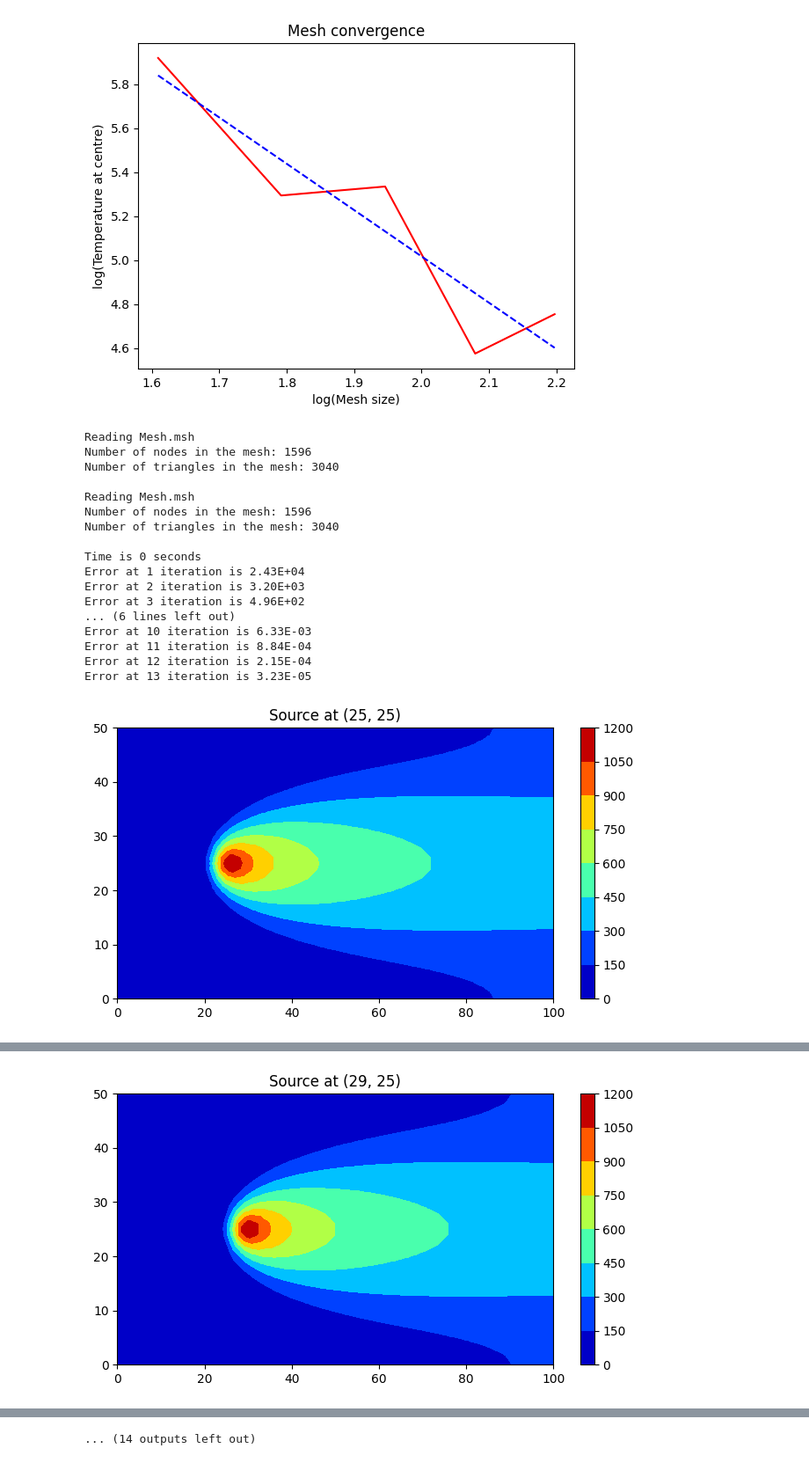
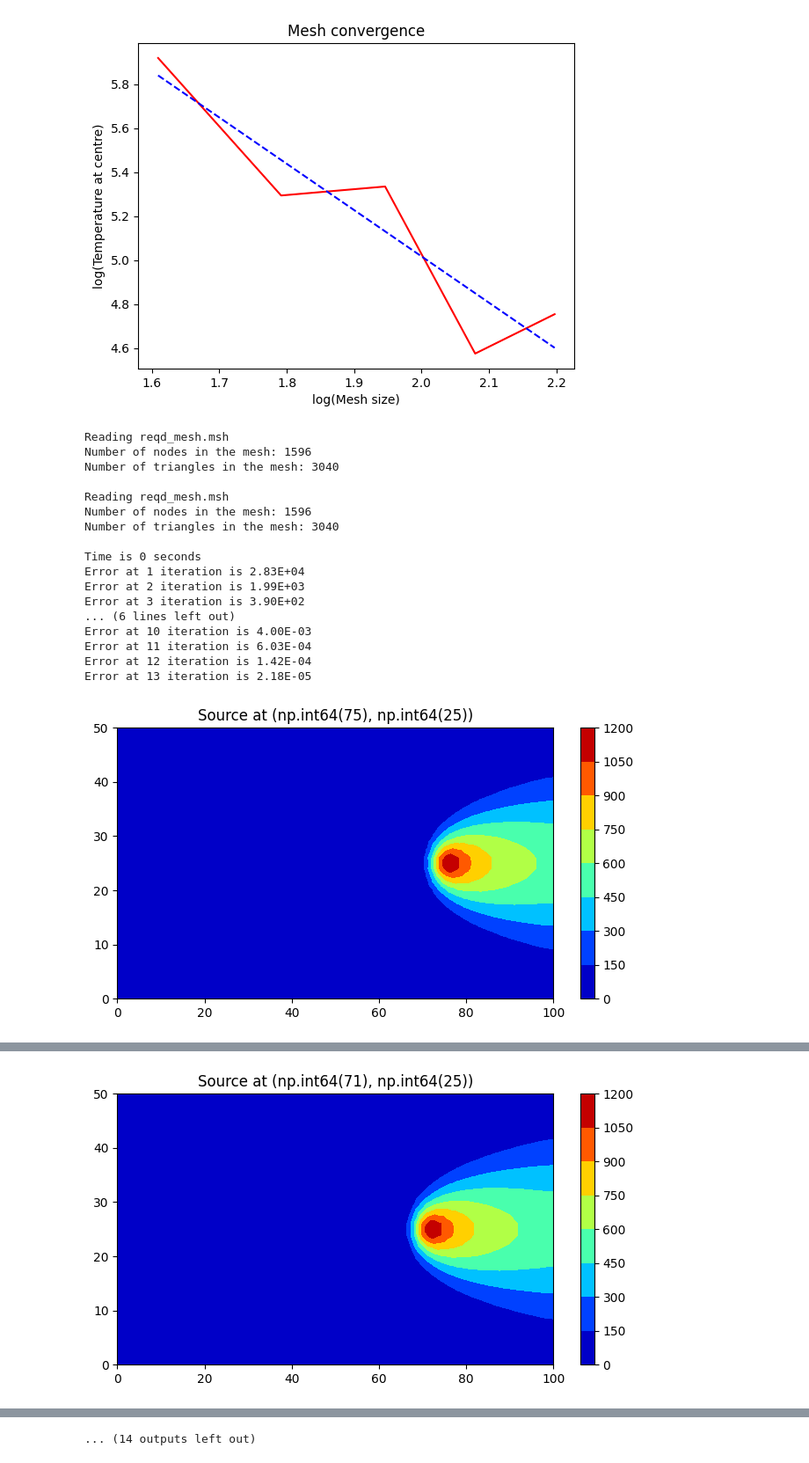
Before and after one commit to me21b172/ME5204-Project, a Jupyter notebook: Final_code.ipynb, the cells around one changed output, grey strips where cells are left out. Shown at 88% size. Drawn from its saved outputs; the diff is of its cells as text; code cells hidden in the pictures.

```diff
--- a/Final_code.ipynb
+++ b/Final_code.ipynb
@@ -524,33 +184,34 @@ gc.collect()
 # %%
 # mesh convergence for the coarser part given that for finer the factor is 0.15
+mesh_size_factors = np.array([1]+ np.arange(5,50,5).tolist())
+converged_msf_patch = 0.15
 
-mesh_size_factors = np.array([1]+ np.arange(5,50,5).tolist())
-meshFactorForAdaptiveSurface = 0.15
+#representative point
 rep = np.array([50,25,0]).reshape(1,-1)
 mesh_sizes = []
 T_reps = []
-numberOfEles = []
+n_ele = []
 for mesh_size_factor in mesh_size_factors:
-    print(mesh_size_factor)
-    nodecoords,ele_con = createMesh(geo_file='rectange.geo',
-                                    meshFactorForEntireSurface=mesh_size_factor,
-                                    meshFactorForAdaptiveSurface=meshFactorForAdaptiveSurface,
-                                    xSource=50,
-                                    ySource=25,
-                                    isMeshRectangle=True
-                                )
-    soln1 = FEM(nodecoords,ele_con,np.array([[50,25]]))
-    h,K,G,F,boundary,theta = soln1.fit_ele(mode = "linear",verbose = False)
+    nodecoords,ele_con = createMesh(geo_file='rectangle.geo',
+                                        msf_all=mesh_size_factor,
+                                        msf_adapt=converged_msf_patch,
+                                        side = 12,
+                                        x_s=50,
+                                        y_s=25,
+                                        is_adapt=True
+                                    )
+    soln_qs_p = quasi_static_fem(nodecoords,ele_con,np.array([[50,25]]))
+    h,K,G,F,boundary,theta = soln_qs_p.fit_ele(mode = "linear",verbose = False)
     mesh_sizes.append(h)
 
     distances = np.sum(np.square(nodecoords-rep),axis = 1)
     closest = np.argmin(distances)
     T_reps.append(theta[closest])
-    numberOfEles.append(len(ele_con))
+    n_ele.append(len(ele_con))
 
 plt.plot(mesh_size_factors,T_reps,'r')
 plt.title('Mesh convergence')
-plt.xlabel('Mesh size (mm)')
+plt.xlabel('Mesh size factors')
 plt.ylabel(r'Temperature at centre ($\circ$C)')
 plt.show()
 # %% [output]
@@ -782,40 +423,40 @@ Slope: [-2.10676639]
 Intercept: [9.23036282]
 [figure]
 # %%
-nodecoords,ele_con = createMesh(geo_file='rectange.geo',
-                                meshFactorForEntireSurface=1
+nodecoords,ele_con = createMesh(geo_file='rectangle.geo',
+                                msf_all=1
                                 )
 T_l = 273+500
 vo = 2 #mm/s
 t_final = 25
 times = np.arange(0,t_final,2)
 theta_init = np.zeros((nodecoords.shape[0],1))+T_l
 theta_prev = theta_init
 #Let's move the source
-x_source = 25
+x_source = 75
 for t in times:
-    nodecoords,ele_con = createMesh(geo_file='rectange.geo',
-                                    meshFactorForEntireSurface=1
+    nodecoords,ele_con = createMesh(geo_file='rectangle.geo',
+                                    msf_all=1
                                 )
     print(f"Time is {t} seconds")
-    theta_final = picard(nodecoords,ele_con,theta_prev,source = np.array([[x_source+vo*t,25]]),mode="phase_change")
+    theta_final = quasi_static_picard(nodecoords,ele_con,theta_prev,source = np.array([[x_source-vo*t,25]]),mode="phase_change")
     theta_prev = theta_final
 # %% [output]
-Reading Mesh.msh
+Reading reqd_mesh.msh
 Number of nodes in the mesh: 1596
 Number of triangles in the mesh: 3040
 
-Reading Mesh.msh
+Reading reqd_mesh.msh
 Number of nodes in the mesh: 1596
 Number of triangles in the mesh: 3040
 
 Time is 0 seconds
-Error at 1 iteration is 2.43E+04
-Error at 2 iteration is 3.20E+03
-Error at 3 iteration is 4.96E+02
+Error at 1 iteration is 2.83E+04
+Error at 2 iteration is 1.99E+03
+Error at 3 iteration is 3.90E+02
 ... (6 lines left out)
-Error at 10 iteration is 6.33E-03
-Error at 11 iteration is 8.84E-04
-Error at 12 iteration is 2.15E-04
-Error at 13 iteration is 3.23E-05
+Error at 10 iteration is 4.00E-03
+Error at 11 iteration is 6.03E-04
+Error at 12 iteration is 1.42E-04
+Error at 13 iteration is 2.18E-05
-[figure, old version]
+[figure, new version]
@@ -840 +481 @@ Error at 13 iteration is 3.31E-05
-[figure, old version]
+[figure, new version]
```
Also changed, not shown: parts of 34 cells of this notebook, 5 other files.
